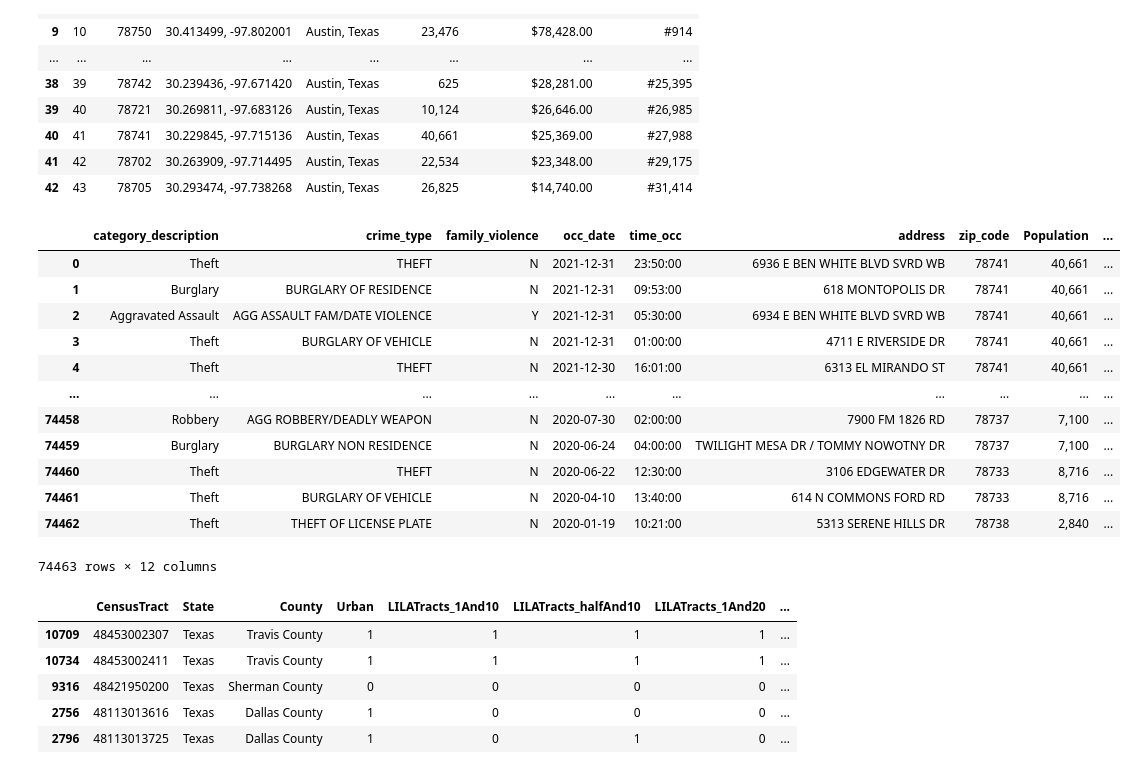
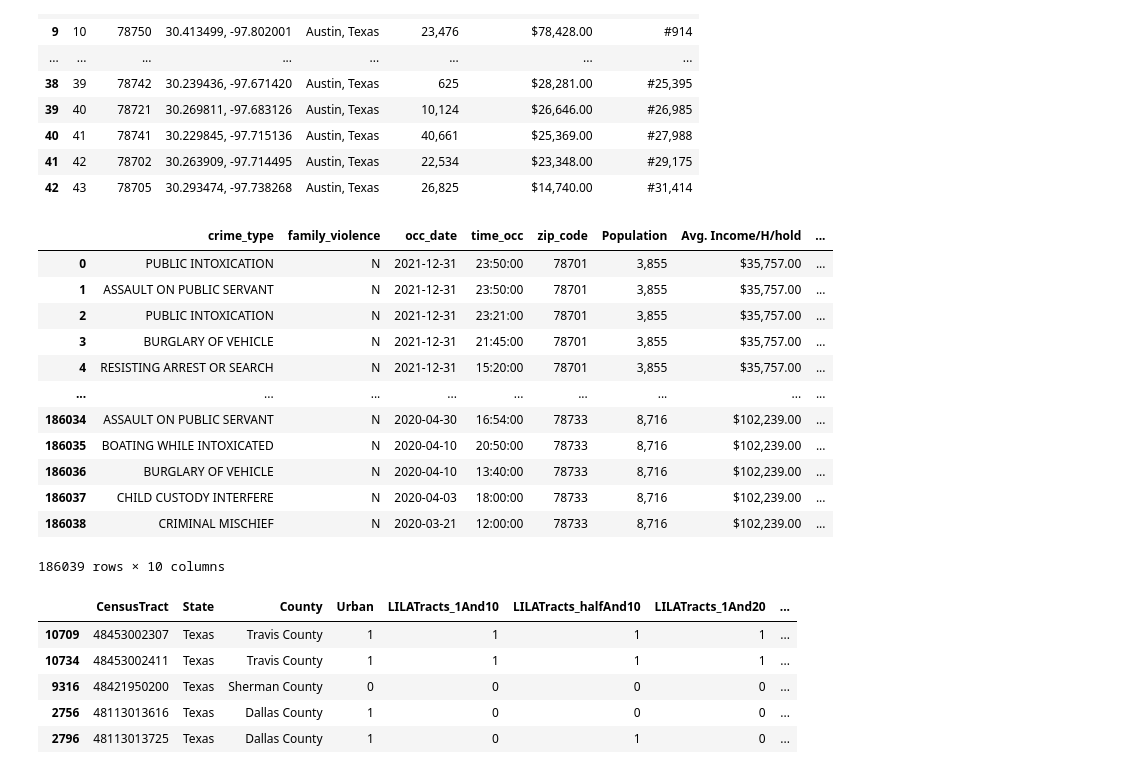
Before and after one commit to ChristopheGarcia1/Crime_Analysis-, a Jupyter notebook: src/resources/crime_cleaning.ipynb, the cells around one changed output. Drawn from its saved outputs; the diff is of its cells as text; code cells hidden in the pictures.

```diff
--- a/src/resources/crime_cleaning.ipynb
+++ b/src/resources/crime_cleaning.ipynb
@@ -64,9 +58,9 @@ clearance_status               object
 clearance_date                 object
 dtype: object
 # %%
-crime_df = results_df[['category_description', 'family_violence', 'crime_type', 'occ_date', 'occ_time', 'location_type','address', 'zip_code', 'latitude', 'longitude']]
+crime_df = results_df[['crime_type', 'family_violence', 'occ_date', 'occ_time', 'zip_code', 'latitude', 'longitude']]
 crime_df.dropna(inplace=True)
-crime_df.sample(10)
+crime_df
 # %% [output]
 A value is trying to be set on a copy of a slice from a DataFrame
 
@@ -241,7 +221,7 @@ dtype: object
 # %%
 # Reorganize column info
 
-column_order = ['category_description', 'crime_type', 'family_violence', 'occ_date', 'time_occ', 'address', 'zip_code','latitude','longitude']
+column_order = ['crime_type', 'family_violence', 'occ_date', 'time_occ', 'zip_code','latitude','longitude']
 crime_df = crime_df[column_order]
 crime_df.groupby(['zip_code']).count()
 # %% [output]
@@ -308,22 +288,22 @@ zip_code_avg_inc
 # %%
 result = pd.merge(crime_df, zip_code_avg_inc, how="inner", left_on=['zip_code'], right_on=['Zip Code'])
 result.drop(['Zip Code', 'City', 'Location', '#'], axis = 1, inplace=True)
-result = result[['category_description', 'crime_type', 'family_violence', 'occ_date', 'time_occ', 'address', 'zip_code', 'Population', 'Avg. Income/H/hold', 'National Rank', 'latitude' , 'longitude']]
+result = result[['crime_type', 'family_violence', 'occ_date', 'time_occ', 'zip_code', 'Population', 'Avg. Income/H/hold', 'National Rank', 'latitude' , 'longitude']]
 result
 # %% [output]
-|  | category_description | crime_type | family_violence | occ_date | time_occ | address | zip_code | Population | ... |
-| 0 | Theft | THEFT | N | 2021-12-31 | 23:50:00 | 6936 E BEN WHITE BLVD SVRD WB | 78741 | 40,661 | ... |
-| 1 | Burglary | BURGLARY OF RESIDENCE | N | 2021-12-31 | 09:53:00 | 618 MONTOPOLIS DR | 78741 | 40,661 | ... |
-| 2 | Aggravated Assault | AGG ASSAULT FAM/DATE VIOLENCE | Y | 2021-12-31 | 05:30:00 | 6934 E BEN WHITE BLVD SVRD WB | 78741 | 40,661 | ... |
-| 3 | Theft | BURGLARY OF VEHICLE | N | 2021-12-31 | 01:00:00 | 4711 E RIVERSIDE DR | 78741 | 40,661 | ... |
-| 4 | Theft | THEFT | N | 2021-12-30 | 16:01:00 | 6313 EL MIRANDO ST | 78741 | 40,661 | ... |
-| ... | ... | ... | ... | ... | ... | ... | ... | ... | ... |
-| 74458 | Robbery | AGG ROBBERY/DEADLY WEAPON | N | 2020-07-30 | 02:00:00 | 7900 FM 1826 RD | 78737 | 7,100 | ... |
-| 74459 | Burglary | BURGLARY NON RESIDENCE | N | 2020-06-24 | 04:00:00 | TWILIGHT MESA DR / TOMMY NOWOTNY DR | 78737 | 7,100 | ... |
-| 74460 | Theft | THEFT | N | 2020-06-22 | 12:30:00 | 3106 EDGEWATER DR | 78733 | 8,716 | ... |
-| 74461 | Theft | BURGLARY OF VEHICLE | N | 2020-04-10 | 13:40:00 | 614 N COMMONS FORD RD | 78733 | 8,716 | ... |
-| 74462 | Theft | THEFT OF LICENSE PLATE | N | 2020-01-19 | 10:21:00 | 5313 SERENE HILLS DR | 78738 | 2,840 | ... |
+|  | crime_type | family_violence | occ_date | time_occ | zip_code | Population | Avg. Income/H/hold | ... |
+| 0 | PUBLIC INTOXICATION | N | 2021-12-31 | 23:50:00 | 78701 | 3,855 | $35,757.00 | ... |
+| 1 | ASSAULT ON PUBLIC SERVANT | N | 2021-12-31 | 23:50:00 | 78701 | 3,855 | $35,757.00 | ... |
+| 2 | PUBLIC INTOXICATION | N | 2021-12-31 | 23:21:00 | 78701 | 3,855 | $35,757.00 | ... |
+| 3 | BURGLARY OF VEHICLE | N | 2021-12-31 | 21:45:00 | 78701 | 3,855 | $35,757.00 | ... |
+| 4 | RESISTING ARREST OR SEARCH | N | 2021-12-31 | 15:20:00 | 78701 | 3,855 | $35,757.00 | ... |
+| ... | ... | ... | ... | ... | ... | ... | ... | ... |
+| 186034 | ASSAULT ON PUBLIC SERVANT | N | 2020-04-30 | 16:54:00 | 78733 | 8,716 | $102,239.00 | ... |
+| 186035 | BOATING WHILE INTOXICATED | N | 2020-04-10 | 20:50:00 | 78733 | 8,716 | $102,239.00 | ... |
+| 186036 | BURGLARY OF VEHICLE | N | 2020-04-10 | 13:40:00 | 78733 | 8,716 | $102,239.00 | ... |
+| 186037 | CHILD CUSTODY INTERFERE | N | 2020-04-03 | 18:00:00 | 78733 | 8,716 | $102,239.00 | ... |
+| 186038 | CRIMINAL MISCHIEF | N | 2020-03-21 | 12:00:00 | 78733 | 8,716 | $102,239.00 | ... |
-74463 rows × 12 columns
+186039 rows × 10 columns
 # %%
 # Read food_final_tx.csv
 census_zip = pd.read_csv('food_final_tx.csv')
```
Also changed, not shown: parts of 18 cells of this notebook, 2 other files.
